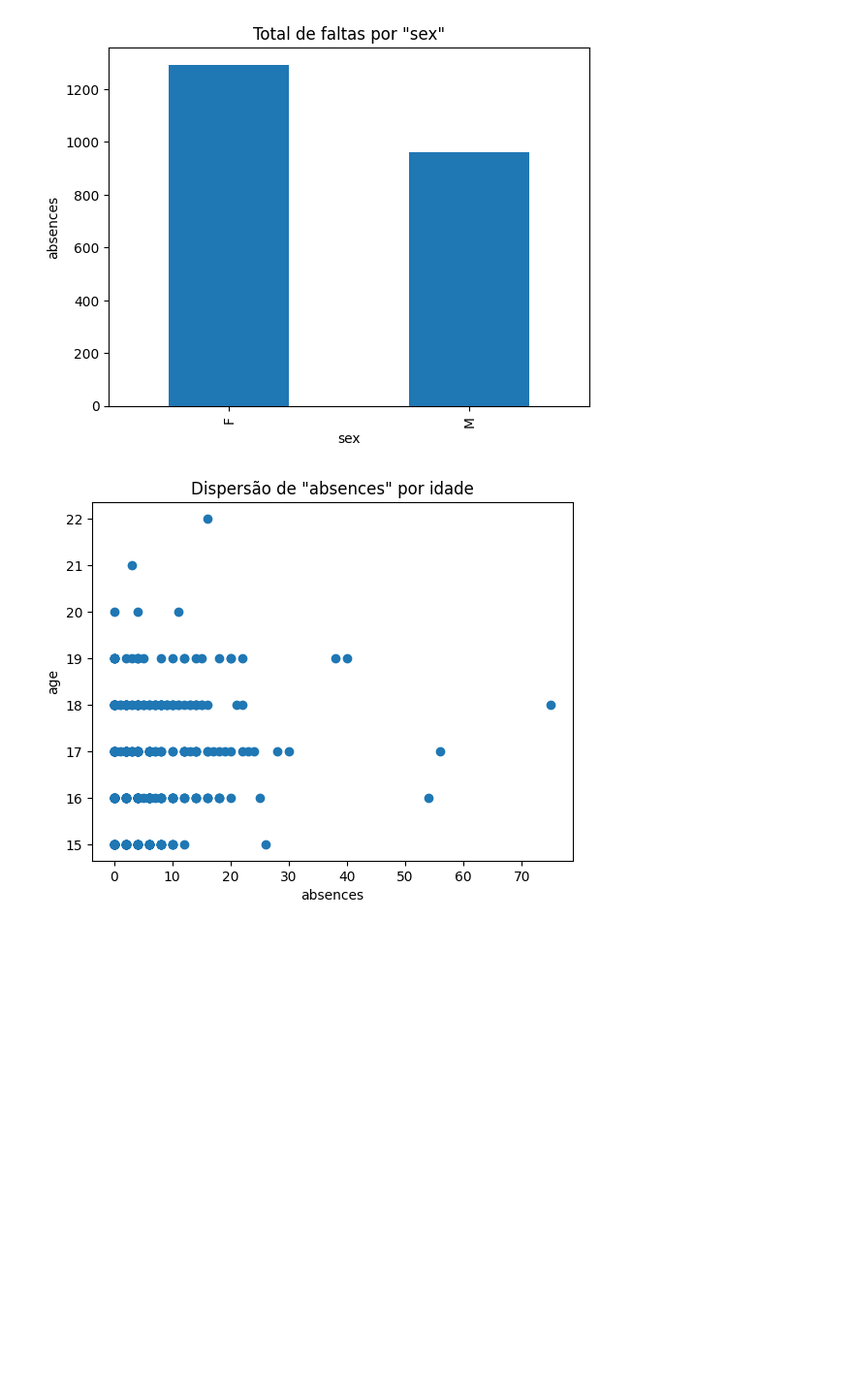
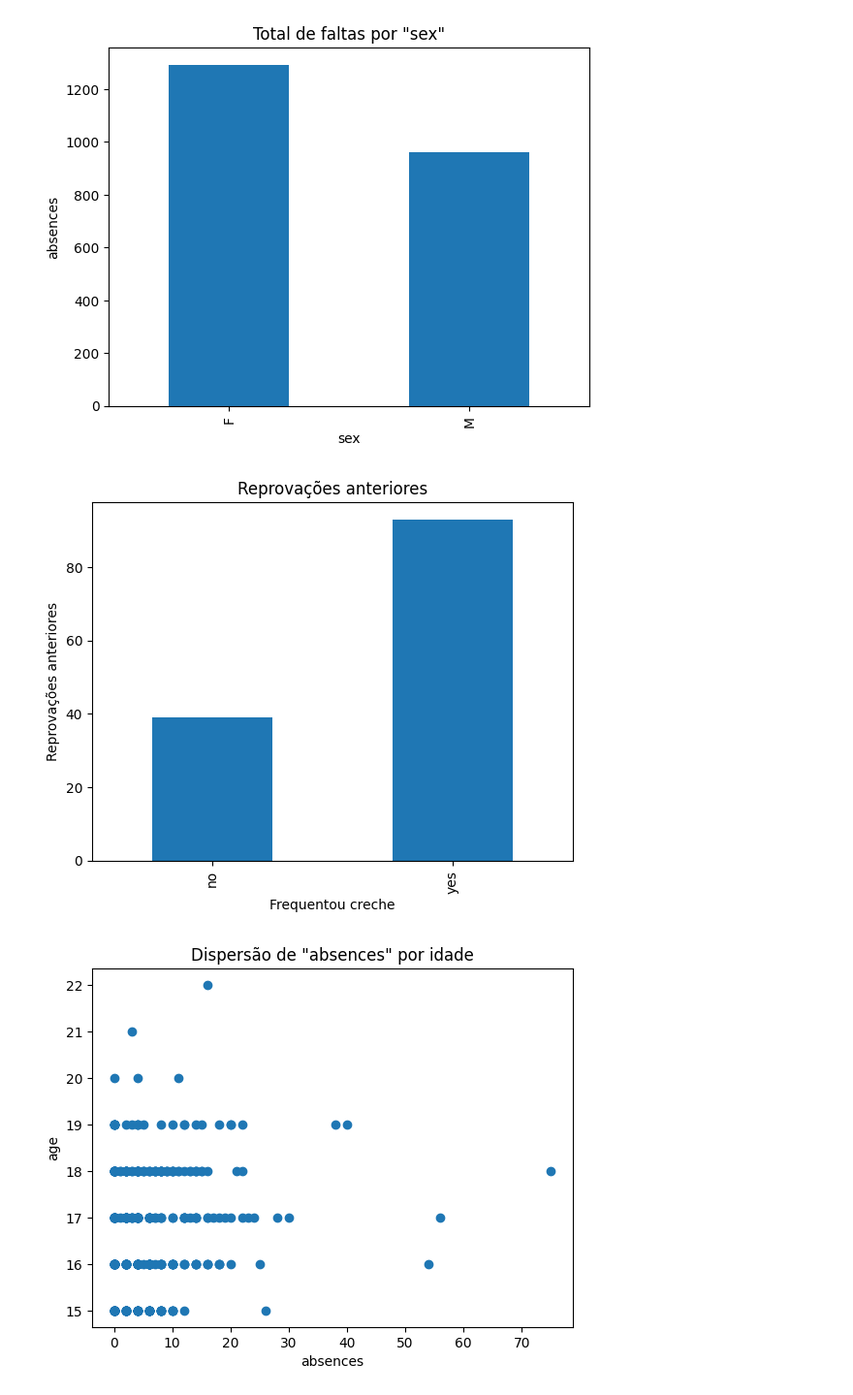
Before and after one commit to cardoso20191/data-driven-insights, a Jupyter notebook: data_driven_insights.ipynb, the cells around one changed output. Shown: that part at 97% size. Cells and saved outputs as stored; diff of their text form; code cells hidden in the pictures; blank space fills up the shorter version.

```diff
--- a/data_driven_insights.ipynb
+++ b/data_driven_insights.ipynb
@@ -200,7 +208,7 @@ Primeiro valor > 6 encontrado: 10
 # %%
 #Calculando a diferença entre a primeira nota G1 e a terceira G3.
 if 'G1' in df.columns and 'G3' in df.columns:
-    df['Diferenca'] = df['G1'] - df['G3']
+    df['Diferenca'] = df['G1'] - df['G2']
     print(df[['G1', 'G3', 'Diferenca']].head())
 # %% [output]
    G1  G3  Diferenca
@@ -300,4 +308,14 @@ if 'sex' in df.columns and 'absences' in df.columns:
     plt.show()
 # %% [output]
 [figure]
+# %%
+# Gráfico de Barras (categorias) - Também é possível identificar que a relaçãod e reprovações anteriores, não tem influência ao ter frequentado creche, podemos notar que o não frequentates tem um baixo registro de reprovações anteriores.
+if 'nursery' in df.columns and 'failures' in df.columns:
+    df.groupby('nursery')['failures'].sum().plot(kind='bar')
+    plt.title('Reprovações anteriores')
+    plt.xlabel('Frequentou creche')
+    plt.ylabel('Reprovações anteriores')
+    plt.show()
+# %% [output]
+[figure, added]
 # %%
```
Also changed, not shown: parts of 14 cells of this notebook.
